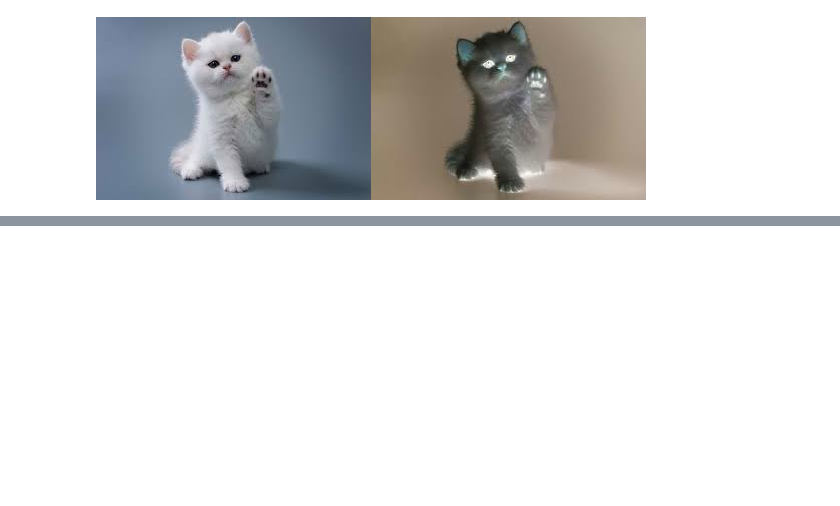
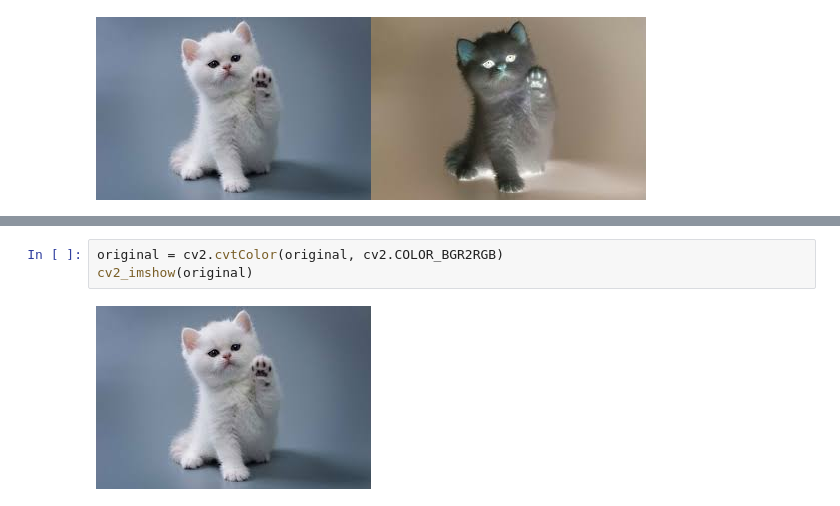
Before and after one commit to emirabiyyu/PCVK_Ganjil_2024, a Jupyter notebook: Week3.ipynb, the cells around one changed output, grey strips where cells are left out. Drawn from its saved outputs; the diff is of its cells as text; blank space fills up the shorter version.

```diff
--- a/Week3.ipynb
+++ b/Week3.ipynb
@@ -62,0 +134,5 @@ Masukkan nilai kontras: 120
+# %%
+original = cv2.cvtColor(original, cv2.COLOR_BGR2RGB)
+cv2_imshow(original)
+# %% [output]
+[figure, added]
```
Also changed, not shown: parts of 6 cells of this notebook.
